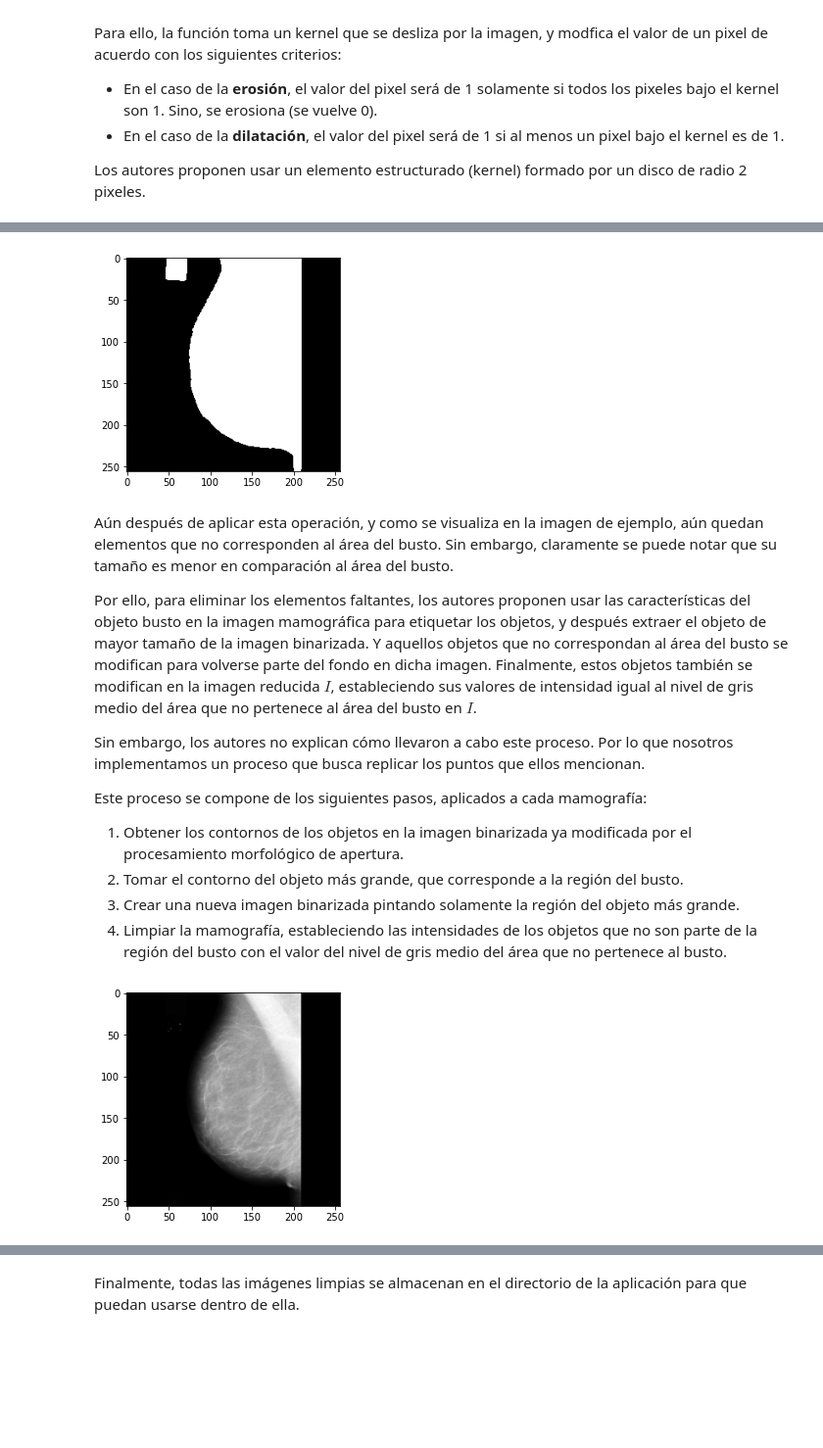
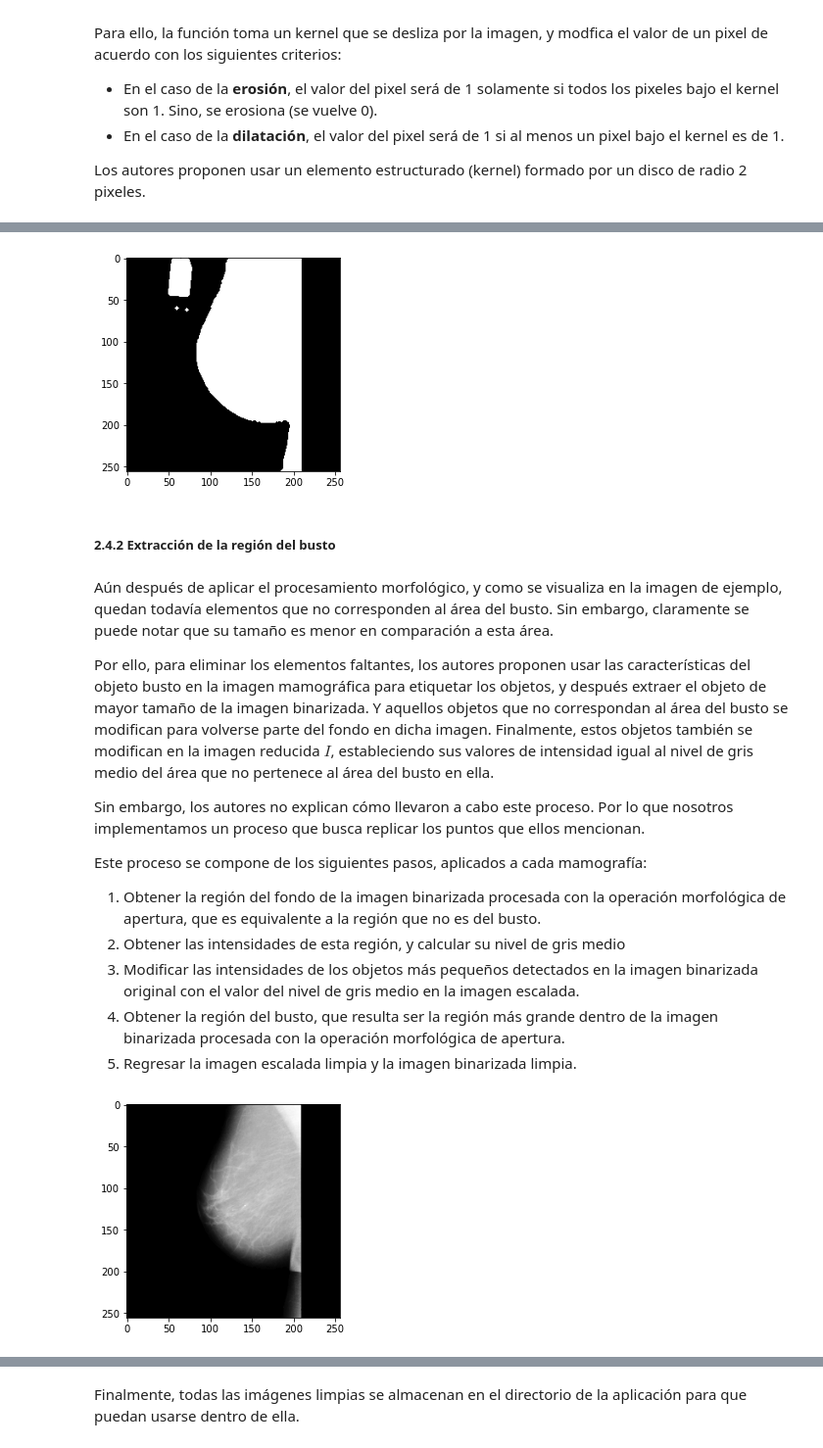
Before and after one commit to data-and-code/trabajo_con_imagenes, a Jupyter notebook: data-raw/clean_imgs.ipynb, the cells around one changed output, grey strips where cells are left out. Shown at 98% size. Drawn from its saved outputs; the diff is of its cells as text; code cells hidden in the pictures; blank space fills up the shorter version.

```diff
--- a/data-raw/clean_imgs.ipynb
+++ b/data-raw/clean_imgs.ipynb
@@ -127,7 +169,7 @@ De esta forma, la imagen quedará divida en la región de fondo (con valor de pi
 # %%
 # Obtener del umbral a partir del valor del nivel de gris en la imagen
 def T(img):
-    H_n = np.histogram(img, bins=256, range=(0, 256))[0]
+    H_n = cv.calcHist([img], [0], None, histSize=[256], ranges=(0, 256), accumulate=False).ravel()
     return 0.2 * np.sum(np.arange(0, 256) * H_n) / np.sum(H_n)
 
 # Binarizar la imagen
@@ -135,9 +177,9 @@ def binarization(img):
     return np.where(img >= T(img), 1, 0).astype(np.uint8)
 
 # Binarización de las imágenes
-imgs_bin = list(map(lambda img_filter: binarization(img_filter), imgs_filter))
+imgs_bin = list(map(lambda img_scale: binarization(img_scale), imgs_scale))
 
 # Imagen de ejemplo
-plt.imshow(imgs_bin[13], cmap='gray')
+plt.imshow(imgs_bin[10], cmap='gray')
 plt.show()
 # %% [output]
@@ -163,6 +205,7 @@ Los autores proponen usar un elemento estructurado (kernel) formado por un disco
 # %%
 # Creación del kernel compuesto por un disco de radio 2
 kernel = cv.getStructuringElement(cv.MORPH_ELLIPSE, (5, 5))
+kernel[[1, 1, 3, 3], [0, 4, 0, 4]] = 0
 kernel
 # %% [output]
 array([[0, 0, 1, 0, 0],
@@ -175,20 +218,23 @@ array([[0, 0, 1, 0, 0],
 imgs_mpo = list(map(lambda img_bin: cv.morphologyEx(img_bin, cv.MORPH_OPEN, kernel), imgs_bin))
 
 # Imagen de ejemplo
-plt.imshow(imgs_mpo[13], cmap='gray')
+plt.imshow(imgs_mpo[10], cmap='gray')
 plt.show()
 # %% [output]
-[figure, old version]
+[figure, new version]
+# %% [markdown]
+##### 2.4.2 Extracción de la región del busto
 # %% [markdown]
-Aún después de aplicar esta operación, y como se visualiza en la imagen de ejemplo, aún quedan elementos que no corresponden al área del busto. Sin embargo, claramente se puede notar que su tamaño es menor en comparación al área del busto.
+Aún después de aplicar el procesamiento morfológico, y como se visualiza en la imagen de ejemplo, quedan todavía elementos que no corresponden al área del busto. Sin embargo, claramente se puede notar que su tamaño es menor en comparación a esta área.
 
-Por ello, para eliminar los elementos faltantes, los autores proponen usar las características del objeto busto en la imagen mamográfica para etiquetar los objetos, y después extraer el objeto de mayor tamaño de la imagen binarizada. Y aquellos objetos que no correspondan al área del busto se modifican para volverse parte del fondo en dicha imagen. Finalmente, estos objetos también se modifican en la imagen reducida $I$, estableciendo sus valores de intensidad igual al nivel de gris medio del área que no pertenece al área del busto en $I$.
+Por ello, para eliminar los elementos faltantes, los autores proponen usar las características del objeto busto en la imagen mamográfica para etiquetar los objetos, y después extraer el objeto de mayor tamaño de la imagen binarizada. Y aquellos objetos que no correspondan al área del busto se modifican para volverse parte del fondo en dicha imagen. Finalmente, estos objetos también se modifican en la imagen reducida $I$, estableciendo sus valores de intensidad igual al nivel de gris medio del área que no pertenece al área del busto en ella.
 
 Sin embargo, los autores no explican cómo llevaron a cabo este proceso. Por lo que nosotros implementamos un proceso que busca replicar los puntos que ellos mencionan.
 
 Este proceso se compone de los siguientes pasos, aplicados a cada mamografía:
 
-1. Obtener los contornos de los objetos en la imagen binarizada ya modificada por el procesamiento morfológico de apertura.
-3. Tomar el contorno del objeto más grande, que corresponde a la región del busto.
-4. Crear una nueva imagen binarizada pintando solamente la región del objeto más grande.
-5. Limpiar la mamografía, estableciendo las intensidades de los objetos que no son parte de la región del busto con el valor del nivel de gris medio del área que no pertenece al busto.
+1. Obtener la región del fondo de la imagen binarizada procesada con la operación morfológica de apertura, que es equivalente a la región que no es del busto.
+2. Obtener las intensidades de esta región, y calcular su nivel de gris medio
+3. Modificar las intensidades de los objetos más pequeños detectados en la imagen binarizada original con el valor del nivel de gris medio en la imagen escalada.
+4. Obtener la región del busto, que resulta ser la región más grande dentro de la imagen binarizada procesada con la operación morfológica de apertura.
+5. Regresar la imagen escalada limpia y la imagen binarizada limpia.
@@ -238,17 +241,33 @@ def get_breast_region(img_scale, img_bin, img_mpo):
+# %%
+# Extraer la región del busto
+def extract_breast_region(img_scale, img_bin, img_mpo):
+    # Obtener la región que no pertenece a la región del busto
+    bg_region = get_region(img_mpo, region='bg')
+    # Obtener las intensidades de la región que no pertenece a la región del busto
+    bg_values = np.ma.array(img_scale, mask=False)
+    bg_values.mask = np.where(bg_region == 1, False, True)
+    # Calcular el nivel de gris medio de estas áreas
+    mean_gray_level = np.mean(bg_values)
+    # Modificar las intensidades en los objetos más pequeños
+    smaller_objects = get_region(img_mpo, region='bg')
+    mod_img_scale = np.where(smaller_objects == 1, mean_gray_level, img_scale).astype(np.uint8)
+    # Obtener la región más grande, que corresponde a la región del busto
+    breast_region = get_region(img_mpo, region='max')
+    return mod_img_scale, breast_region
 # %%
 # Eliminar los objetos que no son parte de la región del busto en las imágenes escaladas
-clean_imgs = list()
-clean_imgs_bin = list()
+imgs_clean = list()
+imgs_bin_clean = list()
 
 for img_scale, img_bin, img_mpo in zip(imgs_scale, imgs_bin, imgs_mpo):
-    clean_img, clean_img_bin = get_breast_region(img_scale, img_bin, img_mpo)
-    clean_imgs.append(clean_img)
-    clean_imgs_bin.append(clean_img_bin)
+    img_clean, img_bin_clean = extract_breast_region(img_scale, img_bin, img_mpo)
+    imgs_clean.append(img_clean)
+    imgs_bin_clean.append(img_bin_clean)
 # %%
 # Imagen de ejemplo (Imagen escalada limpia)
-plt.imshow(clean_imgs[13], cmap='gray')
+plt.imshow(imgs_clean[10], cmap='gray')
 plt.show()
 # %% [output]
-[figure, old version]
+[figure, new version]
 # %%
 # Imagen de ejemplo (Imagen binarizada limpia)
```
Also changed, not shown: parts of 88 cells of this notebook.
